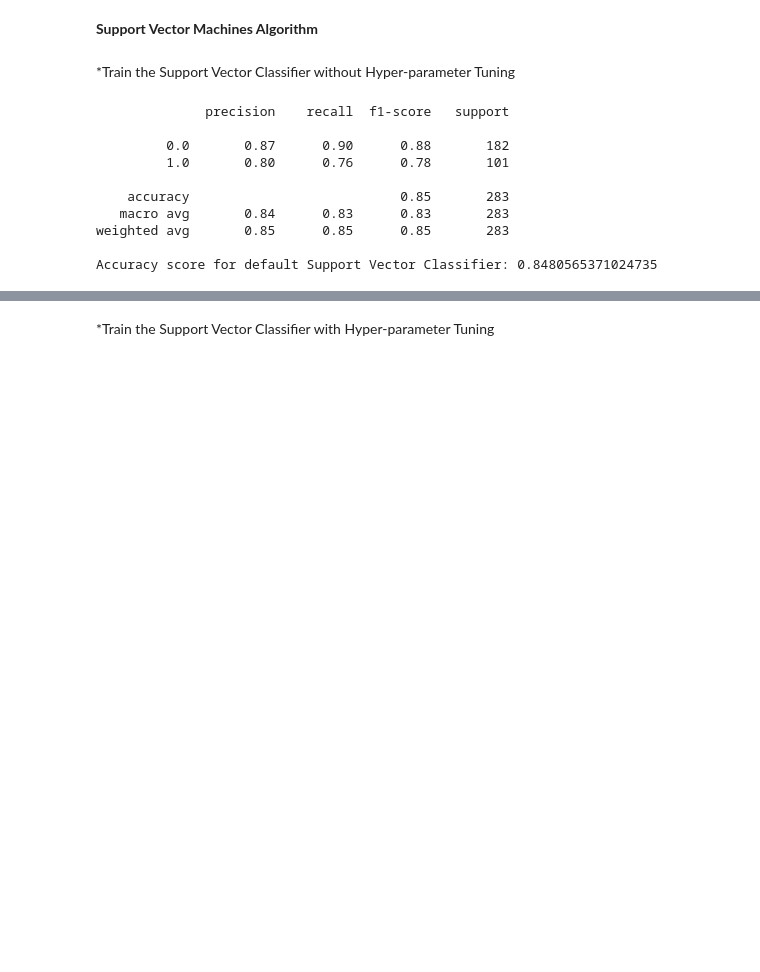
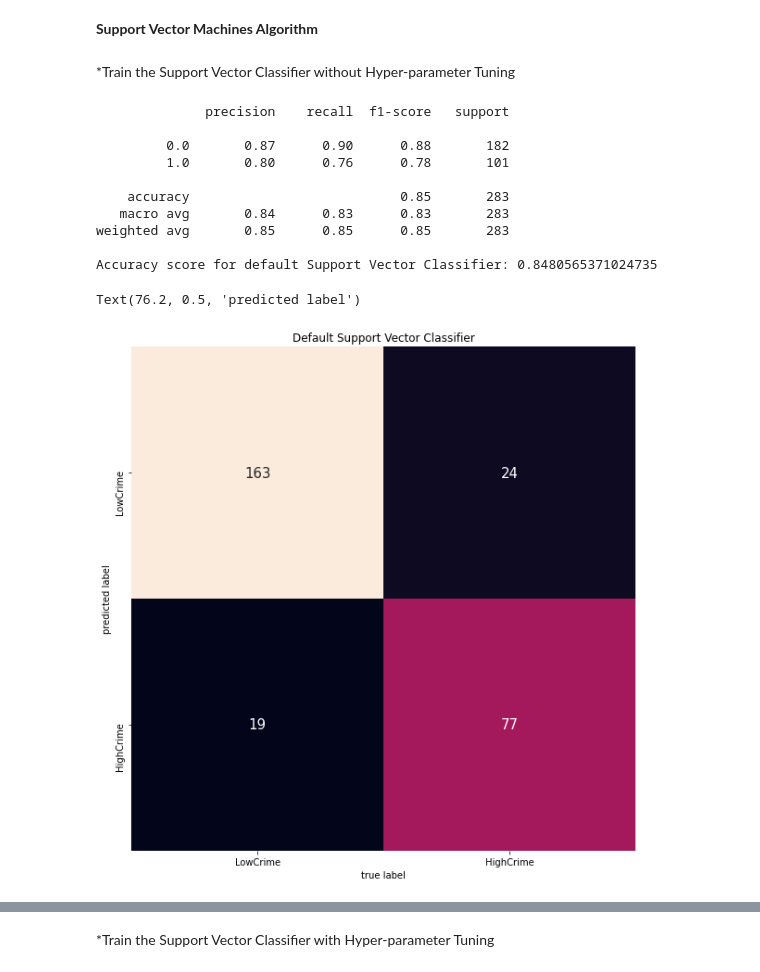
Before and after one commit to blueriver212/Crime_Prediction_ML, a Jupyter notebook: IB_FINAL.ipynb, the cells around one changed output, grey strips where cells are left out. Cells and saved outputs as stored; diff of their text form; code cells hidden in the pictures; blank space fills up the shorter version.

```diff
--- a/IB_FINAL.ipynb
+++ b/IB_FINAL.ipynb
@@ -54,4 +59,15 @@ print('Accuracy score for default Support Vector Classifier:',accuracy_score(y_t
 weighted avg       0.85      0.85      0.85       283
 
 Accuracy score for default Support Vector Classifier: 0.8480565371024735
+# %%
+mat = confusion_matrix(y_test, default_SVC_predictions)
+
+fig, ax = plt.subplots(figsize=(10, 10))
+sns.heatmap(mat.T, square=True, annot=True, fmt='d', cbar=False,xticklabels=classes, yticklabels=classes, ax=ax, annot_kws={"fontsize":15})
+plt.title('Default Support Vector Classifier')
+plt.xlabel('true label')
+plt.ylabel('predicted label')
+# %% [output]
+Text(76.2, 0.5, 'predicted label')
+[figure, added]
 # %%
```
Also changed, not shown: parts of 17 cells of this notebook.
